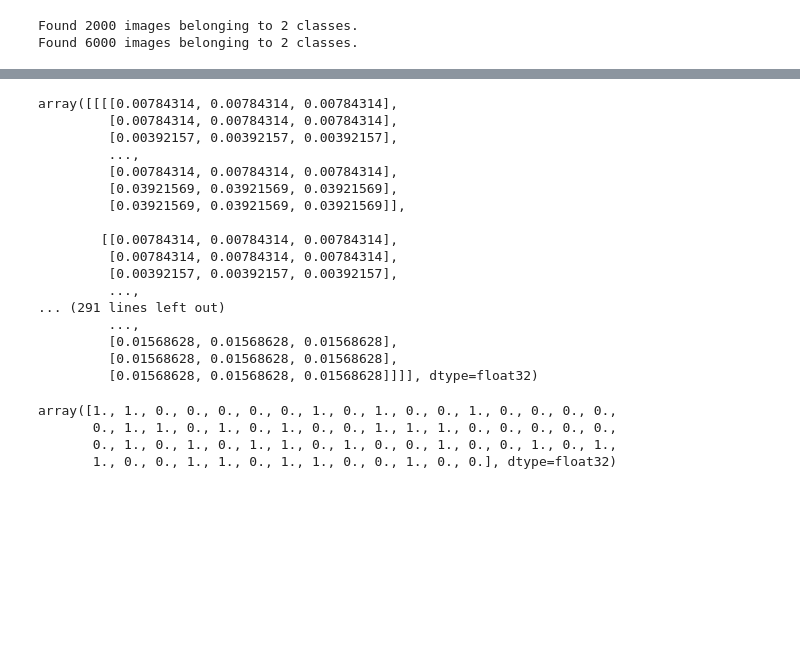
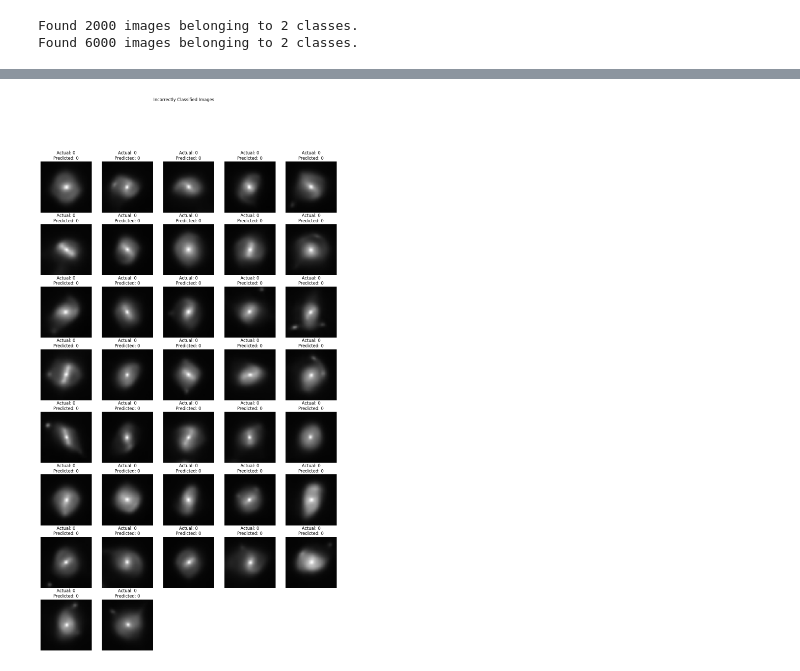
Before and after one commit to puneethegde72/Image-Identification, a Jupyter notebook: Fake and real galaxy image identification.ipynb, the cells around one changed output, grey strips where cells are left out. Drawn from its saved outputs; the diff is of its cells as text; code cells hidden in the pictures; blank space fills up the shorter version.

```diff
--- a/Fake and real galaxy image identification.ipynb
+++ b/Fake and real galaxy image identification.ipynb
@@ -130,27 +110,0 @@ test_pred = model.predict(test_images)
-# %%
-test_images
-# %% [output]
-array([[[[0.00784314, 0.00784314, 0.00784314],
-         [0.00784314, 0.00784314, 0.00784314],
-         [0.00392157, 0.00392157, 0.00392157],
-         ...,
-         [0.00784314, 0.00784314, 0.00784314],
-         [0.03921569, 0.03921569, 0.03921569],
-         [0.03921569, 0.03921569, 0.03921569]],
-
-        [[0.00784314, 0.00784314, 0.00784314],
-         [0.00784314, 0.00784314, 0.00784314],
-         [0.00392157, 0.00392157, 0.00392157],
-         ...,
-... (291 lines left out)
-         ...,
-         [0.01568628, 0.01568628, 0.01568628],
-         [0.01568628, 0.01568628, 0.01568628],
-         [0.01568628, 0.01568628, 0.01568628]]]], dtype=float32)
-# %%
-test_labels
-# %% [output]
-array([1., 1., 0., 0., 0., 0., 0., 1., 0., 1., 0., 0., 1., 0., 0., 0., 0.,
-       0., 1., 1., 0., 1., 0., 1., 0., 0., 1., 1., 1., 0., 0., 0., 0., 0.,
-       0., 1., 0., 1., 0., 1., 1., 0., 1., 0., 0., 1., 0., 0., 1., 0., 1.,
-       1., 0., 0., 1., 1., 0., 1., 1., 0., 0., 1., 0., 0.], dtype=float32)
@@ -157 +114,13 @@ array([1., 1., 0., 0., 0., 0., 0., 1., 0., 1., 0., 0., 1., 0., 0., 0., 0.,
+# %%
+# plot fake images
+plt.figure(figsize=(15, 25))
+for i, idx in enumerate(fake_indices[:50]):
+    plt.subplot(8, 5, i+1)
+    plt.imshow(test_images[idx])
+    plt.title('Actual: {:.0f}\nPredicted: {:.0f}'.format(test_labels[idx], test_pred[idx, 0]))
+    plt.axis("off")
+plt.suptitle('Incorrectly Classified Images')
+plt.show()
+# %% [output]
+[figure, added]
 # %%
```
Also changed, not shown: parts of 19 cells of this notebook.
